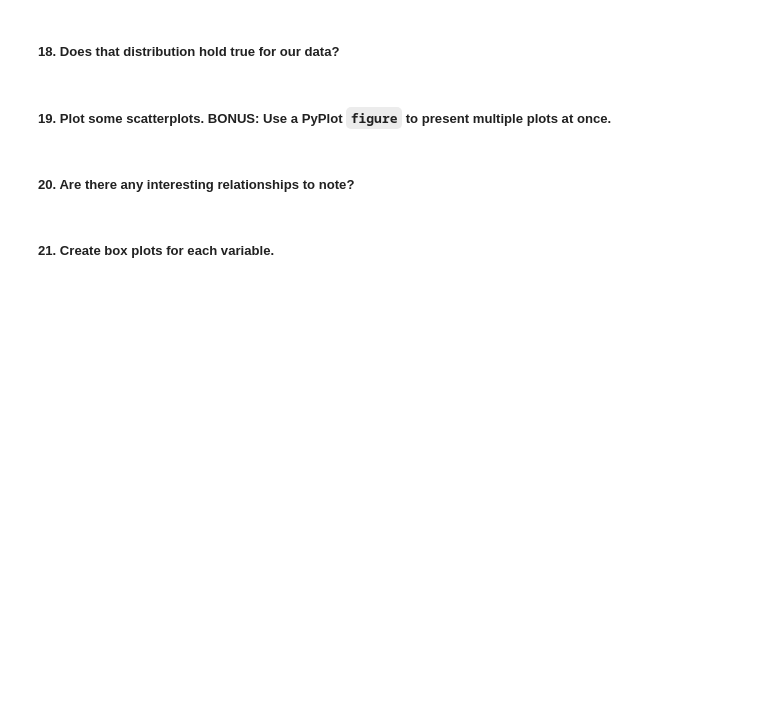
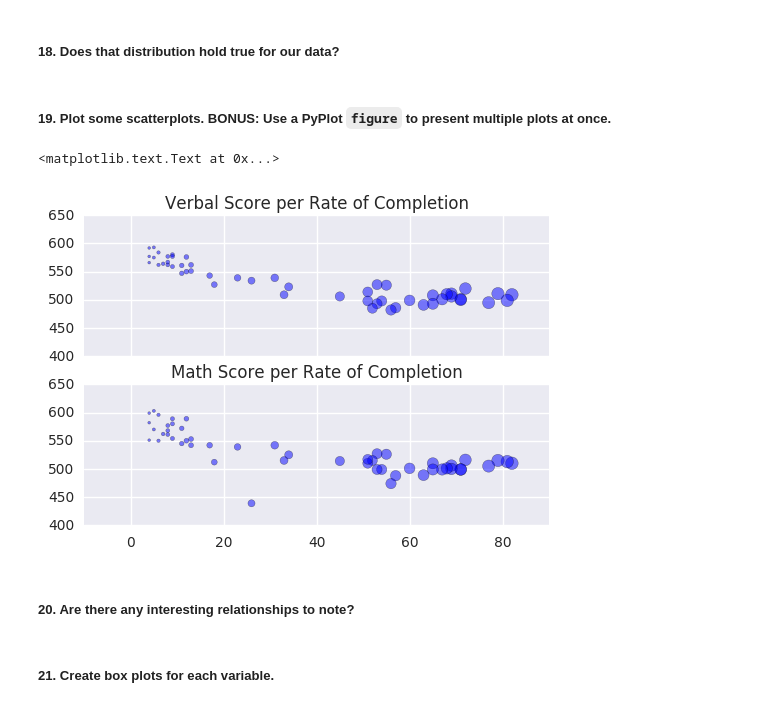
Before and after one commit to SuketuK/project-01, a Jupyter notebook: starter-code/project_1.ipynb, the cells around one changed output. Drawn from its saved outputs; the diff is of its cells as text; code cells hidden in the pictures; blank space fills up the shorter version.

Commit message:
added visualization

```diff
--- a/starter-code/project_1.ipynb
+++ b/starter-code/project_1.ipynb
@@ -230,3 +210,12 @@ plt.scatter(x,y)
+# %%
+f, array = plt.subplots(2, sharex=True, sharey=True)
+array[0].scatter(sat_ratings['Rate'],sat_ratings['Verbal'], s=sat_ratings['Rate'], alpha=0.5)
+array[0].set_title('Verbal Score per Rate of Completion')
+array[1].scatter(sat_ratings['Rate'],sat_ratings['Math'], s=sat_ratings['Rate'], alpha=0.5)
+array[1].set_title('Math Score per Rate of Completion')
+# %% [output]
+<matplotlib.text.Text at 0x...>
+[figure, added]
 # %% [markdown]
 ##### 20. Are there any interesting relationships to note?
 # %% [markdown]
```
Also changed, not shown: parts of 15 cells of this notebook, 3 other files.
